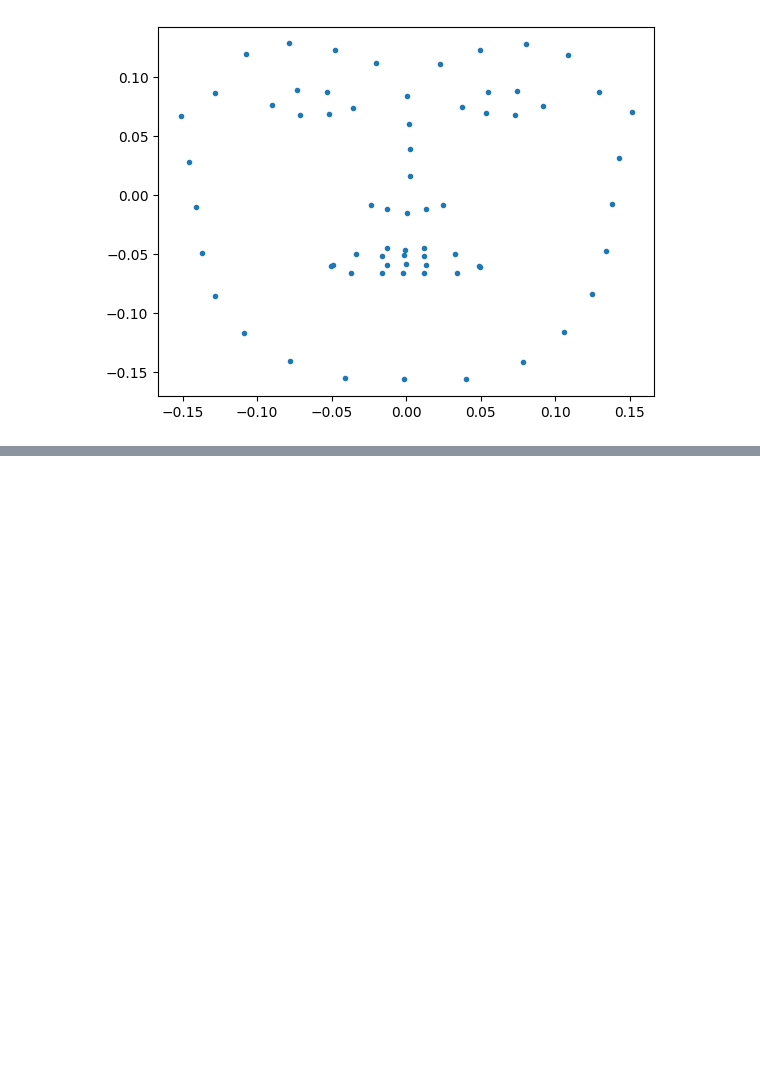
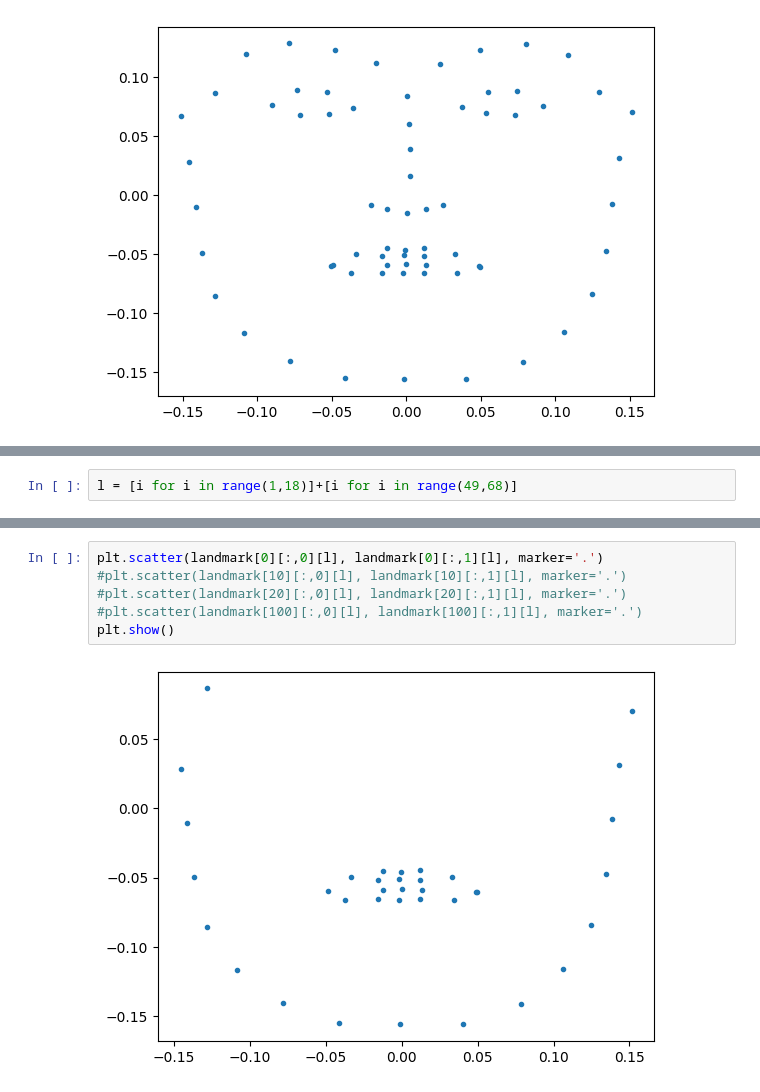
Before and after one commit to HondamunigePrasannaSilva/lipreading, a Jupyter notebook: tutorial_datatest.ipynb, the cells around one changed output, grey strips where cells are left out. Saved outputs shown, nothing was run; the diff lists cells and outputs as text; blank space fills up the shorter version.

```diff
--- a/tutorial_datatest.ipynb
+++ b/tutorial_datatest.ipynb
@@ -43,0 +54,2 @@ plt.show()
+# %%
+l = [i for i in range(1,18)]+[i for i in range(49,68)]
@@ -43,0 +64,8 @@ plt.show()
+# %%
+plt.scatter(landmark[0][:,0][l], landmark[0][:,1][l], marker='.')
+#plt.scatter(landmark[10][:,0][l], landmark[10][:,1][l], marker='.')
+#plt.scatter(landmark[20][:,0][l], landmark[20][:,1][l], marker='.')
+#plt.scatter(landmark[100][:,0][l], landmark[100][:,1][l], marker='.')
+plt.show()
+# %% [output]
+[figure, added]
```
Also changed, not shown: parts of 8 cells of this notebook, 1 other file.
